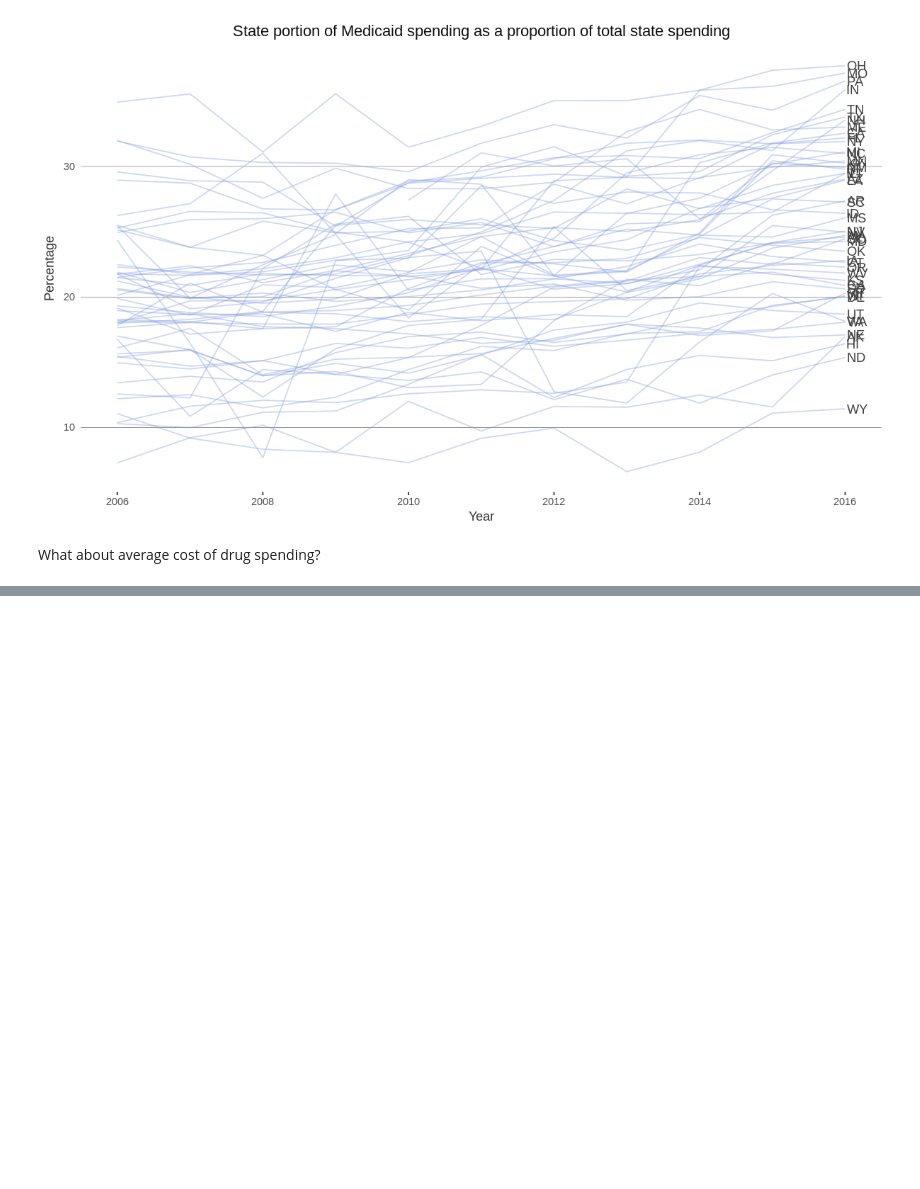
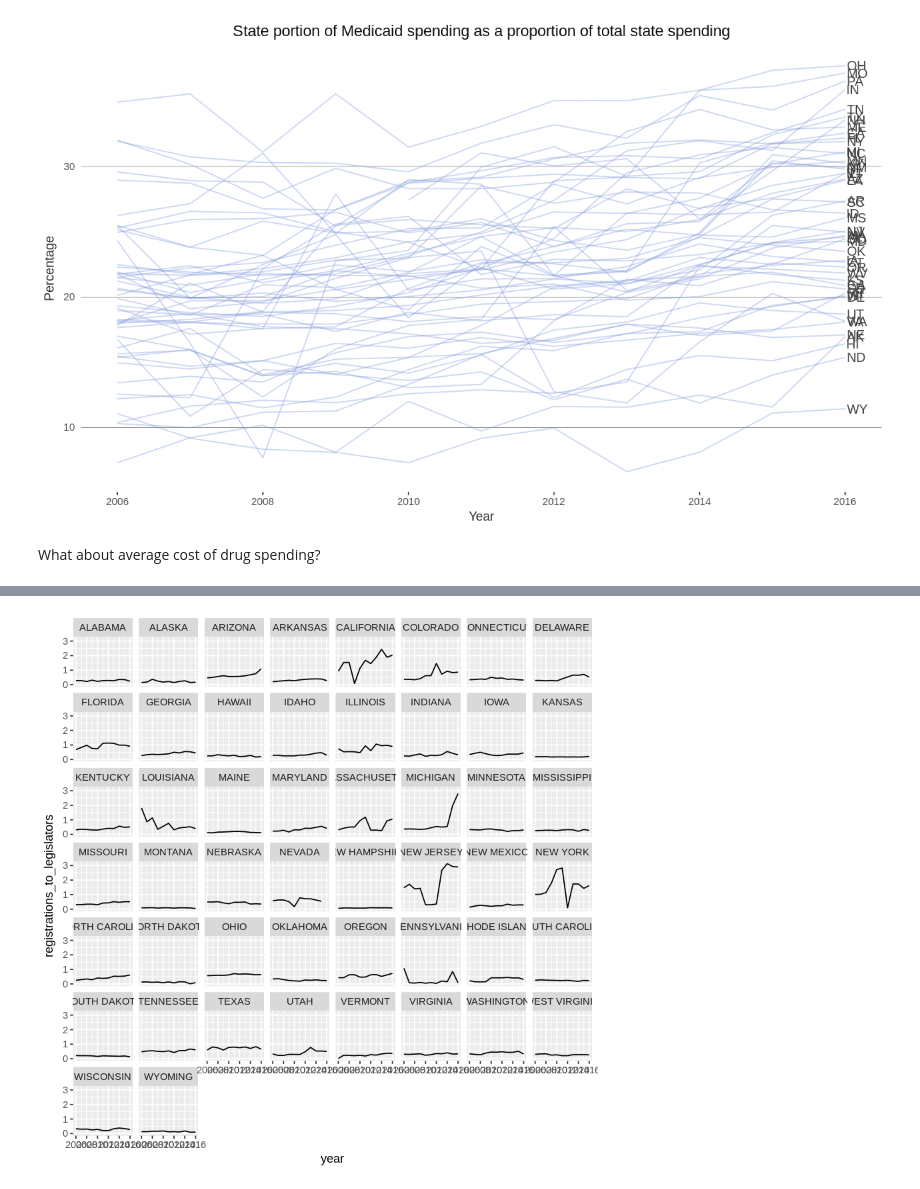
Before and after one commit to PublicI/medicaid-graphic, a Jupyter notebook: graphic.ipynb, the cells around one changed output, grey strips where cells are left out. Saved outputs shown, nothing was run; the diff lists cells and outputs as text; code cells hidden in the pictures; blank space fills up the shorter version.

Commit message:
Tentative legislator/lobbyist graphic

```diff
--- a/graphic.ipynb
+++ b/graphic.ipynb
@@ -178,0 +173,6 @@ temp$avg_drug_spending/1000000
+# %%
+df = read.csv('lobbyists-to-legislators.csv')
+totals = read.csv('total-lobbyists.csv')
+
+library(dplyr)
+library(ggplot2)
@@ -178,0 +189,4 @@ temp$avg_drug_spending/1000000
+# %%
+ggplot(df, aes(year, registrations_to_legislators)) + geom_line() + facet_wrap(~ state_name)
+# %% [output]
+[figure, added]
```
Also changed, not shown: parts of 15 cells of this notebook, 4 other files.
